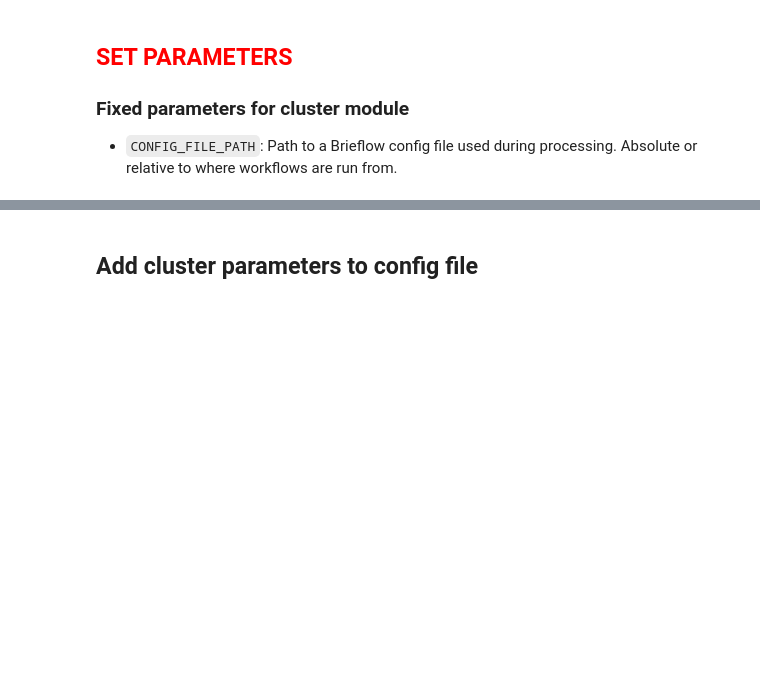
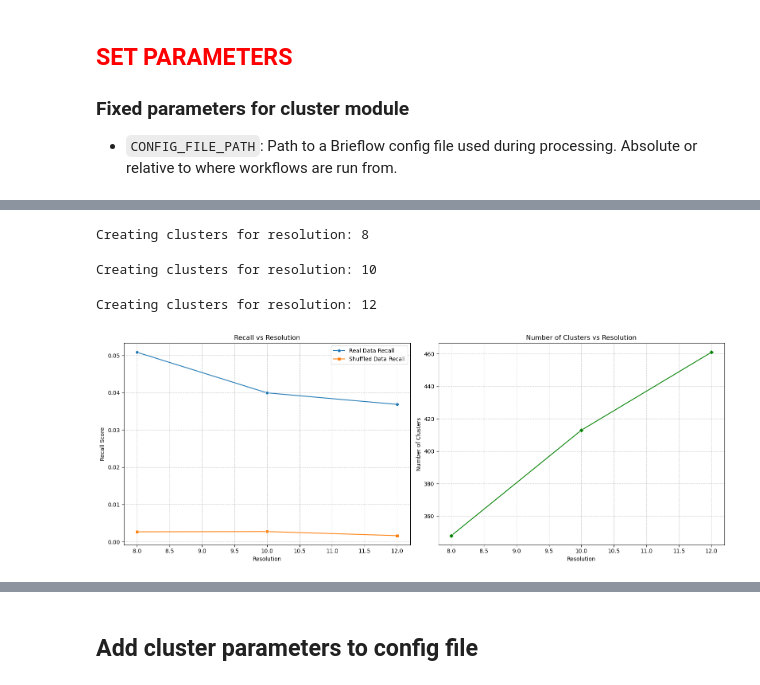
Before and after one commit to cheeseman-lab/denali-analysis, a Jupyter notebook: analysis/9.configure_cluster_params.ipynb, the cells around one changed output, grey strips where cells are left out. Drawn from its saved outputs; the diff is of its cells as text; code cells hidden in the pictures; blank space fills up the shorter version.

```diff
--- a/analysis/9.configure_cluster_params.ipynb
+++ b/analysis/9.configure_cluster_params.ipynb
@@ -272,4 +113,4 @@ Average cluster size: 60.91
 # %%
-UNIPROT_DATA_FP = "config/benchmark_clusters/uniprot_data.tsv"
-STRING_DATA_FP = "config/benchmark_clusters/string_data.tsv"
-CORUM_DATA_FP = "config/benchmark_clusters/corum_data.tsv"
+STRING_PAIR_BENCHMARK_FP = "config/benchmark_clusters/string_pair_benchmark.tsv"
+CORUM_GROUP_BENCHMARK_FP = "config/benchmark_clusters/corum_group_benchmark.tsv"
+KEGG_GROUP_BENCHMARK_FP = "config/benchmark_clusters/kegg_group_benchmark.tsv"
@@ -408,0 +193,53 @@ Processing cluster 87/87 (#86)
+# %%
+TEST_CELL_CLASS = "interphase"
+TEST_CHANNEL_COMBO = ['DAPI', 'CENPA']
+
+PHATE_DISTANCE_METRIC = "cosine"
+LEIDEN_RESOLUTIONS = [8, 10, 12]
+# Can do more clusters for higher plot resolution, but each resolution takes about 1 min
+# LEIDEN_RESOLUTIONS = [1, 2, 5, 10, 20, 50]
+CLUSTER_COMBO_FP = "config/cluster_combo.tsv"
+
+CONTROL_KEY = config["aggregate"]["control_key"]
+# %%
+# TODO: Use real path
+aggregated_data_path = (
+    ROOT_FP
+    / "aggregate"
+    / "tsvs"
+    / get_filename(
+        {"cell_class": TEST_CELL_CLASS, "channel_combo": TEST_CHANNEL_COMBO},
+        "aggregated",
+        "tsv",
+    ),
+)
+aggregated_data_path = "/lab/cheeseman_ops/brieflow-screens/denali-analysis/analysis/analysis_root/aggregate/tsvs/CeCl-mitotic_ChCo-DAPI_COXIV_CENPA_WGA__aggregated.tsv"
+aggregated_data = pd.read_csv(aggregated_data_path, sep="\t")
+
+# create baseline data by shuffling columns independently
+shuffled_aggregated_data = aggregated_data.copy()
+feature_start_idx = shuffled_aggregated_data.columns.get_loc("PC_0")
+feature_cols = shuffled_aggregated_data.columns[feature_start_idx:]
+for col in feature_cols:
+    shuffled_aggregated_data[col] = np.random.permutation(
+        shuffled_aggregated_data[col].values
+    )
+
+# TODO: actually run this
+resolution_thresholding_df, resolution_thresholding_fig = (
+    perform_resolution_thresholding(
+        aggregated_data,
+        shuffled_aggregated_data,
+        PHATE_DISTANCE_METRIC,
+        LEIDEN_RESOLUTIONS,
+        string_pair_benchmark,
+        PERTURBATION_NAME_COL,
+        CONTROL_KEY,
+    )
+)
+plt.show()
+# %% [output]
+Creating clusters for resolution: 8
+Creating clusters for resolution: 10
+Creating clusters for resolution: 12
+[figure, added]
```
Also changed, not shown: parts of 27 cells of this notebook, 14 other files.
